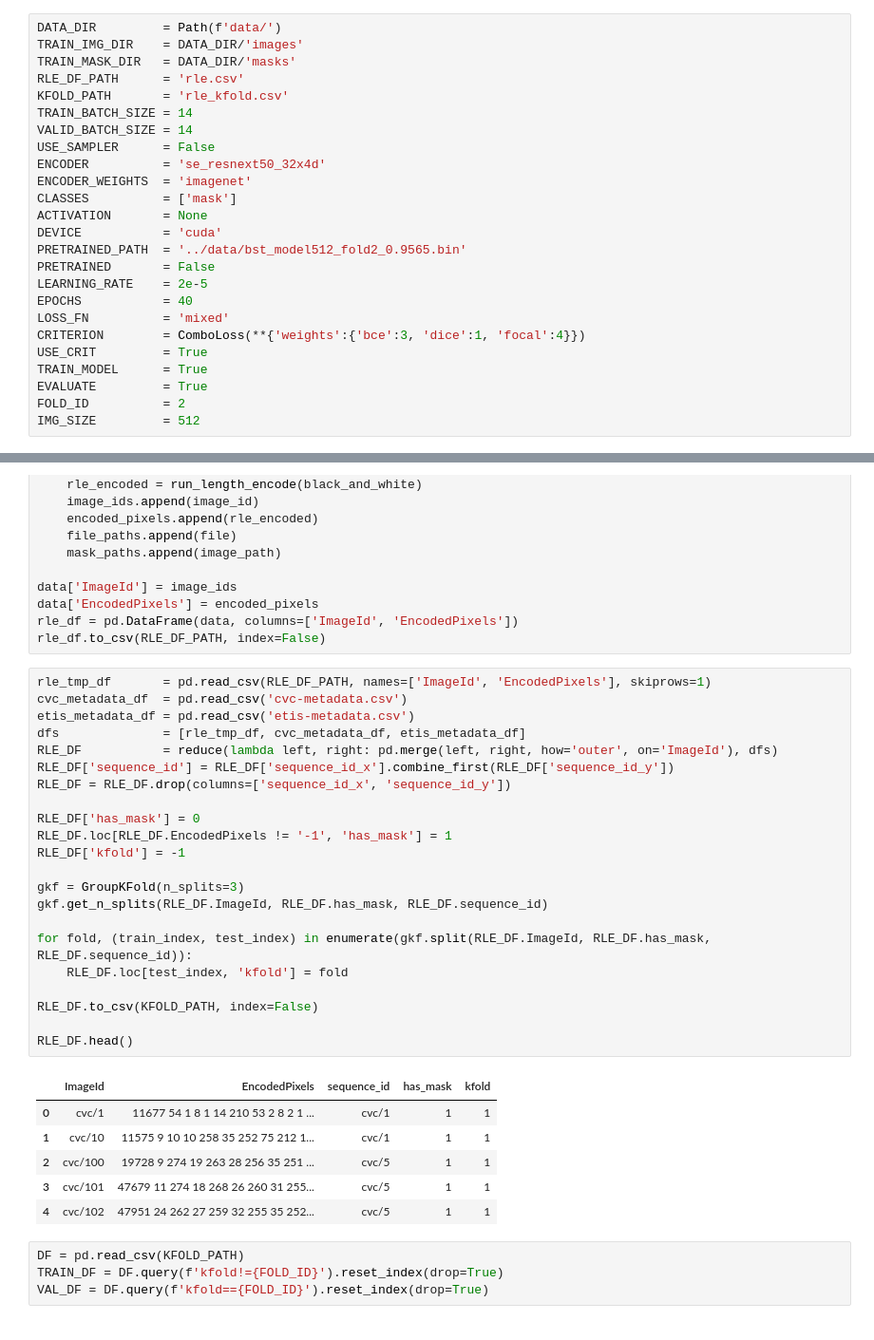
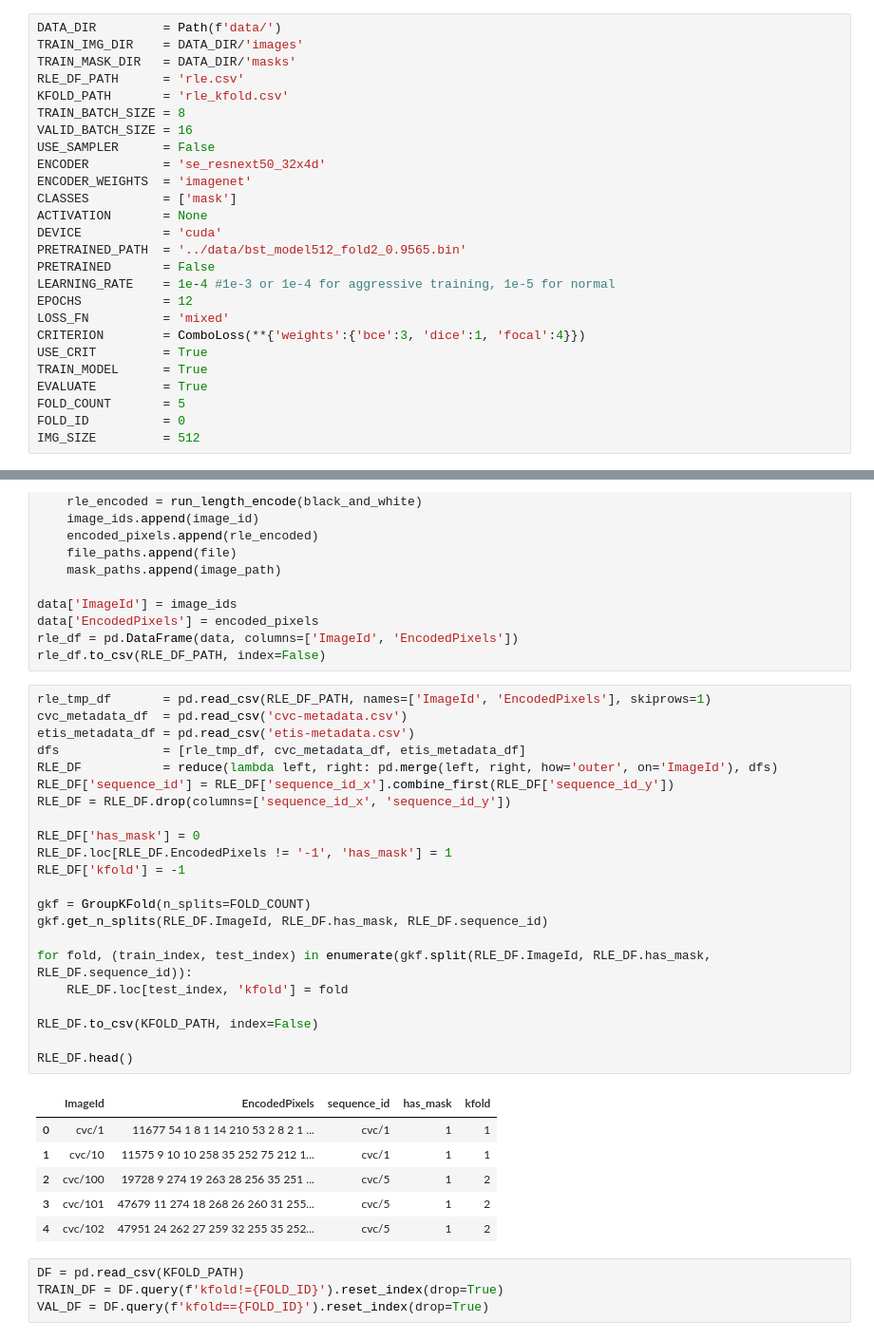
Before and after one commit to Avalaxy/Colorectal-polyp-segmentation, a Jupyter notebook: U-Net.ipynb, the cells around one changed output, grey strips where cells are left out. Shown: that part at 95% size. Drawn from its saved outputs; the diff is of its cells as text.

```diff
--- a/U-Net.ipynb
+++ b/U-Net.ipynb
@@ -44,8 +44,8 @@ TRAIN_IMG_DIR    = DATA_DIR/'images'
 TRAIN_MASK_DIR   = DATA_DIR/'masks'
 RLE_DF_PATH      = 'rle.csv'
 KFOLD_PATH       = 'rle_kfold.csv'
-TRAIN_BATCH_SIZE = 14
-VALID_BATCH_SIZE = 14
+TRAIN_BATCH_SIZE = 8
+VALID_BATCH_SIZE = 16
 USE_SAMPLER      = False
 ENCODER          = 'se_resnext50_32x4d'
 ENCODER_WEIGHTS  = 'imagenet'
@@ -54,14 +54,15 @@ ACTIVATION       = None
 DEVICE           = 'cuda'
 PRETRAINED_PATH  = '../data/bst_model512_fold2_0.9565.bin'
 PRETRAINED       = False
-LEARNING_RATE    = 2e-5
-EPOCHS           = 40
+LEARNING_RATE    = 1e-4 #1e-3 or 1e-4 for aggressive training, 1e-5 for normal
+EPOCHS           = 12
 LOSS_FN          = 'mixed'
 CRITERION        = ComboLoss(**{'weights':{'bce':3, 'dice':1, 'focal':4}})
 USE_CRIT         = True
 TRAIN_MODEL      = True
 EVALUATE         = True
-FOLD_ID          = 2
+FOLD_COUNT       = 5
+FOLD_ID          = 0
 IMG_SIZE         = 512
 # %%
 # The public datasets have more than 2 colors (due to gradients around the edges). Convert those colors to either black or white
@@ -134,32 +135,32 @@ rle_df.to_csv(RLE_DF_PATH, index=False)
 # %%
 rle_tmp_df       = pd.read_csv(RLE_DF_PATH, names=['ImageId', 'EncodedPixels'], skiprows=1)
 cvc_metadata_df  = pd.read_csv('cvc-metadata.csv')
 etis_metadata_df = pd.read_csv('etis-metadata.csv')
 dfs              = [rle_tmp_df, cvc_metadata_df, etis_metadata_df]
 RLE_DF           = reduce(lambda left, right: pd.merge(left, right, how='outer', on='ImageId'), dfs)
 RLE_DF['sequence_id'] = RLE_DF['sequence_id_x'].combine_first(RLE_DF['sequence_id_y'])
 RLE_DF = RLE_DF.drop(columns=['sequence_id_x', 'sequence_id_y'])
 
 RLE_DF['has_mask'] = 0
 RLE_DF.loc[RLE_DF.EncodedPixels != '-1', 'has_mask'] = 1
 RLE_DF['kfold'] = -1
 
-gkf = GroupKFold(n_splits=3)
+gkf = GroupKFold(n_splits=FOLD_COUNT)
 gkf.get_n_splits(RLE_DF.ImageId, RLE_DF.has_mask, RLE_DF.sequence_id)
 
 for fold, (train_index, test_index) in enumerate(gkf.split(RLE_DF.ImageId, RLE_DF.has_mask, RLE_DF.sequence_id)):
     RLE_DF.loc[test_index, 'kfold'] = fold
 
 RLE_DF.to_csv(KFOLD_PATH, index=False)
 
 RLE_DF.head()
 # %% [output]
 |  | ImageId | EncodedPixels | sequence_id | has_mask | kfold |
 | 0 | cvc/1 | 11677 54 1 8 1 14 210 53 2 8 2 1 ... | cvc/1 | 1 | 1 |
 | 1 | cvc/10 | 11575 9 10 10 258 35 252 75 212 1... | cvc/1 | 1 | 1 |
-| 2 | cvc/100 | 19728 9 274 19 263 28 256 35 251 ... | cvc/5 | 1 | 1 |
-| 3 | cvc/101 | 47679 11 274 18 268 26 260 31 255... | cvc/5 | 1 | 1 |
-| 4 | cvc/102 | 47951 24 262 27 259 32 255 35 252... | cvc/5 | 1 | 1 |
+| 2 | cvc/100 | 19728 9 274 19 263 28 256 35 251 ... | cvc/5 | 1 | 2 |
+| 3 | cvc/101 | 47679 11 274 18 268 26 260 31 255... | cvc/5 | 1 | 2 |
+| 4 | cvc/102 | 47951 24 262 27 259 32 255 35 252... | cvc/5 | 1 | 2 |
 # %%
 DF = pd.read_csv(KFOLD_PATH)
 TRAIN_DF = DF.query(f'kfold!={FOLD_ID}').reset_index(drop=True)
```
Also changed, not shown: parts of 5 cells of this notebook, 1 other file.
